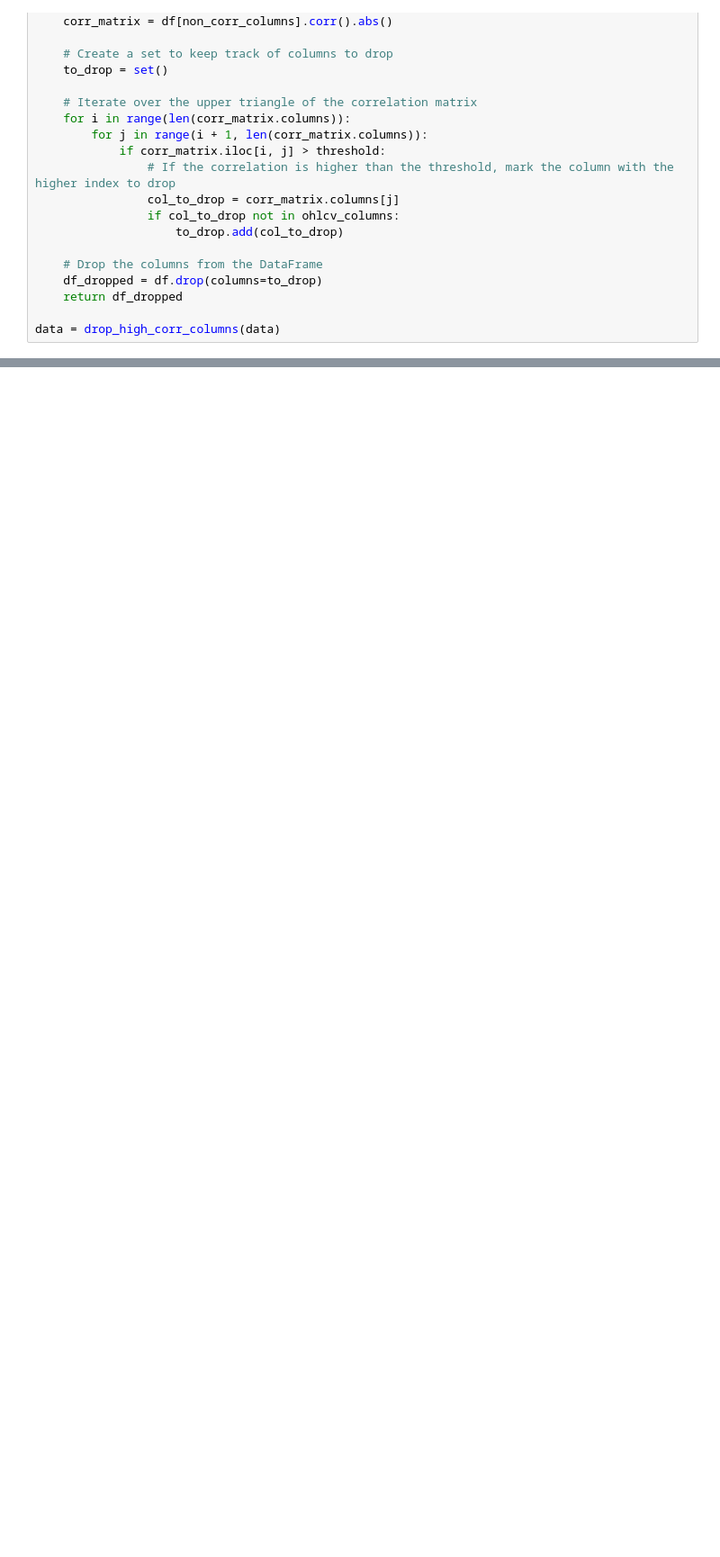
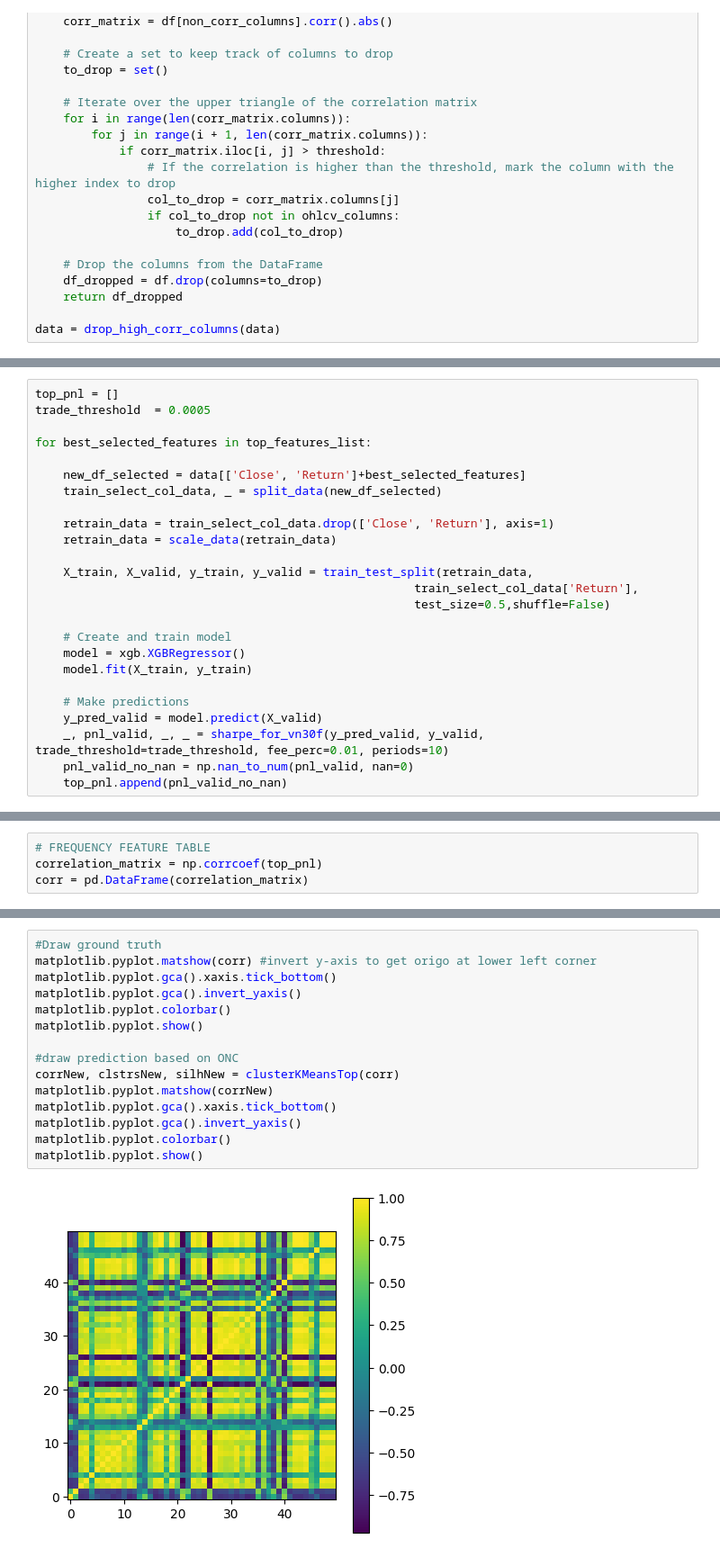
Before and after one commit to NgDMTruc/DSP_vn30f, a Jupyter notebook: main_notebook.ipynb, the cells around one changed output, grey strips where cells are left out. Shown: that part at 90% size. Drawn from its saved outputs; the diff is of its cells as text; blank space fills up the shorter version.

Commit message:
Add ONC and model tune

```diff
--- a/main_notebook.ipynb
+++ b/main_notebook.ipynb
@@ -400,0 +406,25 @@ Trial 4 finished with values: [-0.21999265070821633, 2.4630777368014085] and par
+# %%
+top_pnl = []
+trade_threshold  = 0.0005
+
+for best_selected_features in top_features_list:
+
+    new_df_selected = data[['Close', 'Return']+best_selected_features]
+    train_select_col_data, _ = split_data(new_df_selected)
+
+    retrain_data = train_select_col_data.drop(['Close', 'Return'], axis=1)
+    retrain_data = scale_data(retrain_data)
+
+    X_train, X_valid, y_train, y_valid = train_test_split(retrain_data,
+                                                      train_select_col_data['Return'],
+                                                      test_size=0.5,shuffle=False)
+
+    # Create and train model
+    model = xgb.XGBRegressor()
+    model.fit(X_train, y_train)
+
+    # Make predictions
+    y_pred_valid = model.predict(X_valid)
+    _, pnl_valid, _, _ = sharpe_for_vn30f(y_pred_valid, y_valid, trade_threshold=trade_threshold, fee_perc=0.01, periods=10)
+    pnl_valid_no_nan = np.nan_to_num(pnl_valid, nan=0)
+    top_pnl.append(pnl_valid_no_nan)
@@ -400,0 +539,4 @@ Trial 4 finished with values: [-0.21999265070821633, 2.4630777368014085] and par
+# %%
+# FREQUENCY FEATURE TABLE
+correlation_matrix = np.corrcoef(top_pnl)
+corr = pd.DataFrame(correlation_matrix)
@@ -400,0 +551,17 @@ Trial 4 finished with values: [-0.21999265070821633, 2.4630777368014085] and par
+# %%
+#Draw ground truth
+matplotlib.pyplot.matshow(corr) #invert y-axis to get origo at lower left corner
+matplotlib.pyplot.gca().xaxis.tick_bottom()
+matplotlib.pyplot.gca().invert_yaxis()
+matplotlib.pyplot.colorbar()
+matplotlib.pyplot.show()
+
+#draw prediction based on ONC
+corrNew, clstrsNew, silhNew = clusterKMeansTop(corr)
+matplotlib.pyplot.matshow(corrNew)
+matplotlib.pyplot.gca().xaxis.tick_bottom()
+matplotlib.pyplot.gca().invert_yaxis()
+matplotlib.pyplot.colorbar()
+matplotlib.pyplot.show()
+# %% [output]
+[figure, added]
```
Also changed, not shown: parts of 39 cells of this notebook, 1 other file.
